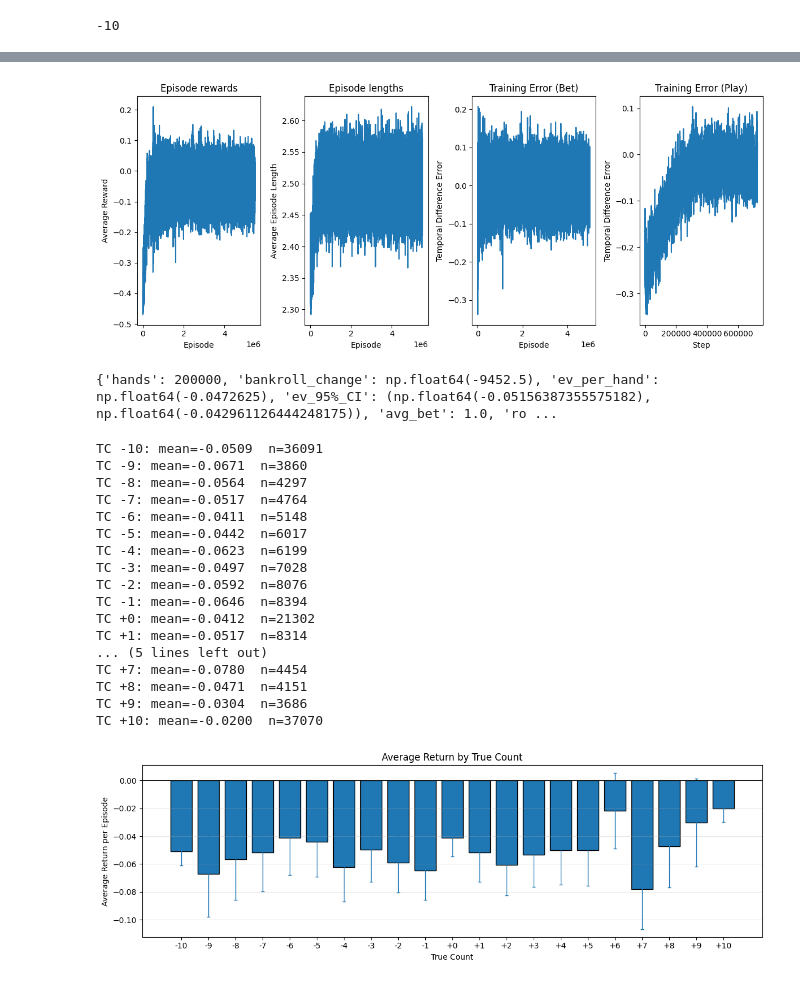
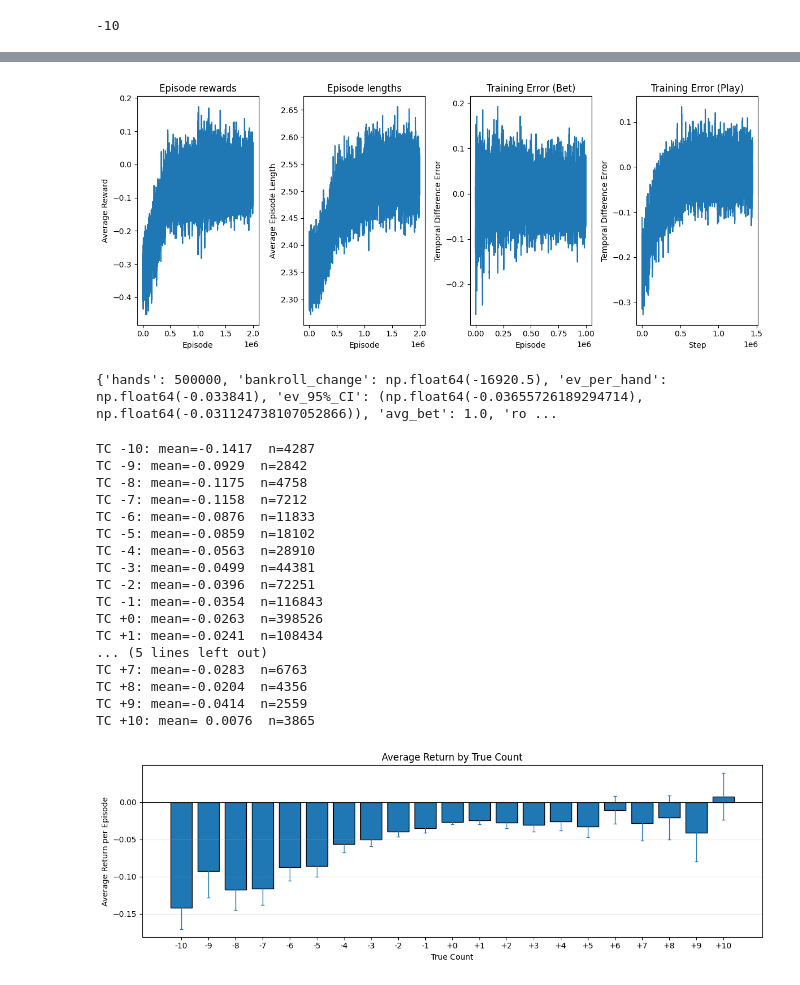
Before and after one commit to limyixiang/cs4246-project-blackjack, a Jupyter notebook: hi_lo_variant/bet_sizing/sarsa.ipynb, the cells around one changed output, grey strips where cells are left out. Cells and saved outputs as stored; diff of their text form; code cells hidden in the pictures.

```diff
--- a/hi_lo_variant/bet_sizing/sarsa.ipynb
+++ b/hi_lo_variant/bet_sizing/sarsa.ipynb
@@ -65,7 +65,7 @@ class BlackjackAgent:
 
         self.rng = np.random.default_rng()
 
-    # ---------- indexing helpers ----------
+    # ---------- helpers ----------
     @staticmethod
     def _unpack(obs):
         # obs = (psum, dealer, usable, tc_idx, phase)
@@ -75,6 +75,10 @@ class BlackjackAgent:
         # obs = (psum, dealer, usable, tc_idx, phase)
         ps, dv, ua, tc, _ = self._unpack(obs)
         return ps, dv, ua, tc
+
+    def _must_stick(self, obs):
+        ps, _, _, _ = self._idxs_play(obs)
+        return len(self.env.unwrapped.player) == 2 and ps == 21
 
     # ---------- ε-greedy policies ----------
     def select_bet(self, obs):
@@ -89,6 +93,8 @@ class BlackjackAgent:
 
     def select_play(self, obs):
         # obs phase must be 1
+        if self._must_stick(obs):
+            return 0
         ps, dv, ua, tc = self._idxs_play(obs)
         q = self.Q_play[ps, dv, ua, tc]
         if self.rng.random() < self.epsilon_play:
@@ -183,8 +189,8 @@ from env import BlackjackEnv
 # learning_rate = 0.01        # How fast to learn (higher = faster but less stable)
 lr_bet = 0.01
 lr_play = 0.01
-n_preplay_episodes = 500_000
-n_bet_episodes = 5_000_000
+n_preplay_episodes = 1_000_000
+n_bet_episodes = 1_000_000
 total_episodes = n_preplay_episodes + n_bet_episodes
 start_epsilon_play = 1.0         # Start with 100% random actions
 epsilon_decay_play = start_epsilon_play / max(n_preplay_episodes / 2, 1)  # Reduce exploration over time
@@ -194,7 +200,7 @@ epsilon_decay_bet = start_epsilon_bet / max(n_bet_episodes / 2, 1)  # Reduce exp
 final_epsilon_bet = 0.1         # Always keep some exploration
 
 # Create environment and agent
-env = BlackjackEnv(num_decks=8, tc_min=-10, tc_max=10, natural=True)
+env = BlackjackEnv(num_decks=4, tc_min=-10, tc_max=10, natural=True)
 tc_min, tc_max = env.tc_min, env.tc_max
 print(tc_min)
 env = gym.wrappers.RecordEpisodeStatistics(env, buffer_length=total_episodes)
@@ -367,7 +373,7 @@ plt.tight_layout()
 plt.savefig('SARSA_plot.png', dpi=300, bbox_inches='tight')
 plt.show()
 # %% [output]
-[figure, old version]
+[figure, new version]
 # %%
 def evaluate_bankroll(agent, env, episodes=200_000, rng=None):
     rng = rng or np.random.default_rng()
@@ -412,10 +418,10 @@ def evaluate_bankroll(agent, env, episodes=200_000, rng=None):
     }
     return summary
 
-results = evaluate_bankroll(agent, env)
+results = evaluate_bankroll(agent, env, episodes=500_000)
 print(results)
 # %% [output]
-{'hands': 200000, 'bankroll_change': np.float64(-9452.5), 'ev_per_hand': np.float64(-0.0472625), 'ev_95%_CI': (np.float64(-0.05156387355575182), np.float64(-0.042961126444248175)), 'avg_bet': 1.0, 'ro ...
+{'hands': 500000, 'bankroll_change': np.float64(-16920.5), 'ev_per_hand': np.float64(-0.033841), 'ev_95%_CI': (np.float64(-0.03655726189294714), np.float64(-0.031124738107052866)), 'avg_bet': 1.0, 'ro ...
 # %%
 import numpy as np
 from matplotlib import pyplot as plt
@@ -469,51 +475,51 @@ def eval_avg_return_by_tc(agent, env, episodes=200_000, rng=None):
     mean = ret_sum / denom
     var  = (ret_sumsq / denom) - mean**2
     se   = np.sqrt(np.maximum(var, 0.0) / denom)
     ci_lo = mean - 1.96 * se
     ci_hi = mean + 1.96 * se
     return labels, mean, (ci_lo, ci_hi), counts
 
 def plot_avg_return_by_tc(labels, mean, ci, counts, min_visits=1000):
     ci_lo, ci_hi = ci
     mask = counts >= min_visits
     x = np.arange(len(labels))[mask]; y = mean[mask]
     yerr = np.vstack((y - ci_lo[mask], ci_hi[mask] - y))
 
     plt.figure(figsize=(12, 4))
     plt.bar(x, y, edgecolor='k')
     plt.xticks(x, labels[mask])
     plt.errorbar(x, y, yerr=yerr, fmt='none', capsize=2, linewidth=1)
     plt.axhline(0, color='k', linewidth=0.8)
     plt.xlabel('True Count')
     plt.ylabel('Average Return per Episode')
     plt.title('Average Return by True Count')
     plt.grid(axis='y', alpha=0.3)
     plt.tight_layout()
     plt.show()
 
-labels, mean, ci, counts = eval_avg_return_by_tc(agent, env, episodes=200_000)
+labels, mean, ci, counts = eval_avg_return_by_tc(agent, env, episodes=1_000_000)
 for L, m, n in zip(labels, mean, counts):
     if n: print(f"TC {L}: mean={m: .4f}  n={n}")
 plot_avg_return_by_tc(labels, mean, ci, counts, min_visits=1000)
 # %% [output]
-TC -10: mean=-0.0509  n=36091
-TC -9: mean=-0.0671  n=3860
-TC -8: mean=-0.0564  n=4297
-TC -7: mean=-0.0517  n=4764
-TC -6: mean=-0.0411  n=5148
-TC -5: mean=-0.0442  n=6017
-TC -4: mean=-0.0623  n=6199
-TC -3: mean=-0.0497  n=7028
-TC -2: mean=-0.0592  n=8076
-TC -1: mean=-0.0646  n=8394
-TC +0: mean=-0.0412  n=21302
-TC +1: mean=-0.0517  n=8314
+TC -10: mean=-0.1417  n=4287
+TC -9: mean=-0.0929  n=2842
+TC -8: mean=-0.1175  n=4758
+TC -7: mean=-0.1158  n=7212
+TC -6: mean=-0.0876  n=11833
+TC -5: mean=-0.0859  n=18102
+TC -4: mean=-0.0563  n=28910
+TC -3: mean=-0.0499  n=44381
+TC -2: mean=-0.0396  n=72251
+TC -1: mean=-0.0354  n=116843
+TC +0: mean=-0.0263  n=398526
+TC +1: mean=-0.0241  n=108434
 ... (5 lines left out)
-TC +7: mean=-0.0780  n=4454
-TC +8: mean=-0.0471  n=4151
-TC +9: mean=-0.0304  n=3686
-TC +10: mean=-0.0200  n=37070
+TC +7: mean=-0.0283  n=6763
+TC +8: mean=-0.0204  n=4356
+TC +9: mean=-0.0414  n=2559
+TC +10: mean= 0.0076  n=3865
-[figure, old version]
+[figure, new version]
 # %%
 # Extract learned bet multiplier per true count (phase 0) and visualize
 import numpy as np
```
Also changed, not shown: parts of 3 cells of this notebook, 1 other file.
